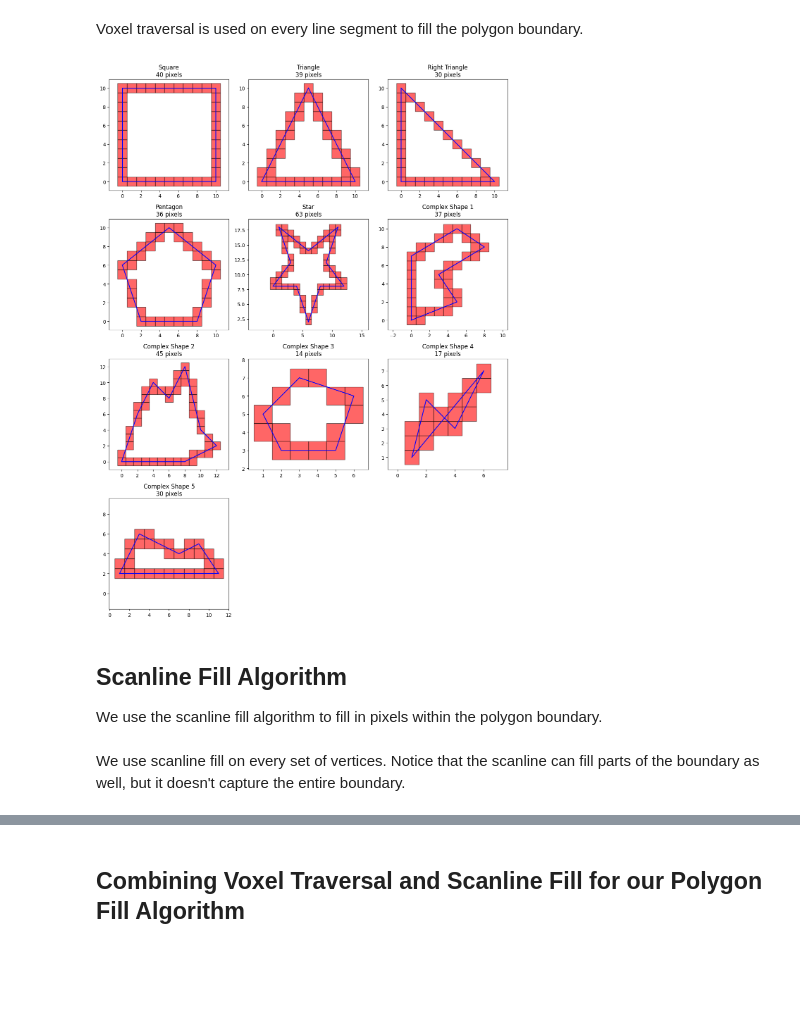
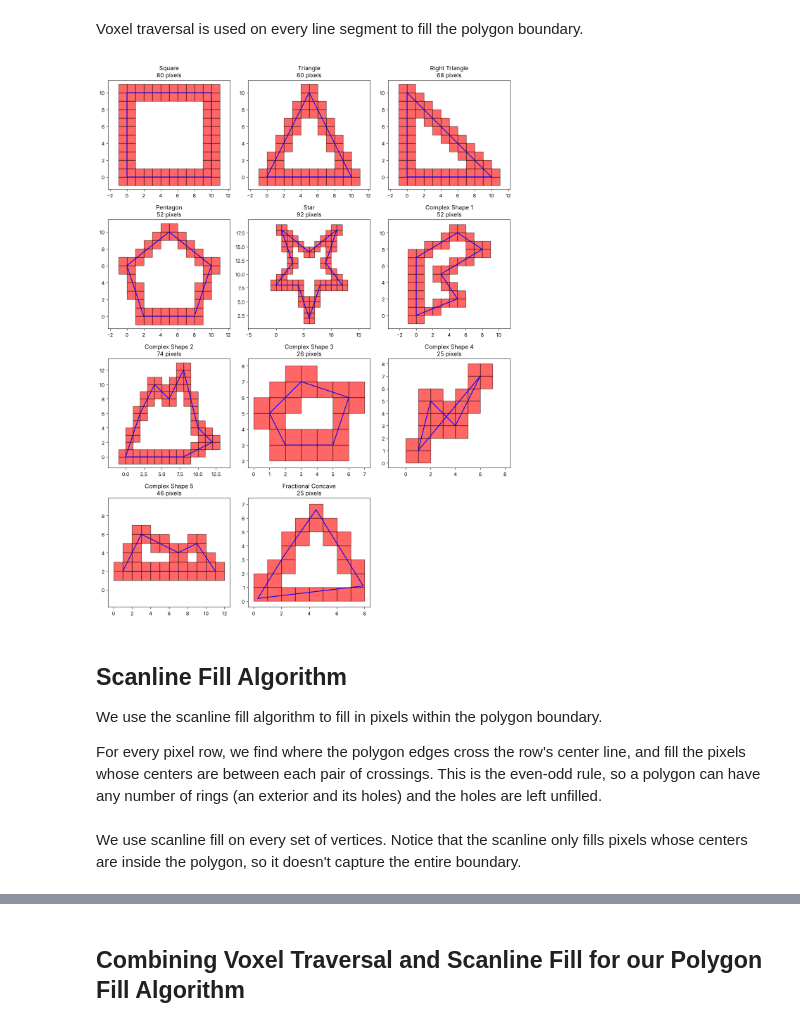
Before and after one commit to thinkingmachines/geowrangler, a Jupyter notebook: notebooks/15_polygon_fill.ipynb, the cells around one changed output, grey strips where cells are left out. Cells and saved outputs as stored; diff of their text form; code cells hidden in the pictures; blank space fills up the shorter version.

```diff
--- a/notebooks/15_polygon_fill.ipynb
+++ b/notebooks/15_polygon_fill.ipynb
@@ -82,12 +91,15 @@ polygon_test_cases = {
     "Complex Shape 3": [(2, 3), (5, 3), (6, 6), (3, 7), (1, 5)],
     "Complex Shape 4": [(1, 1), (2, 5), (4, 3), (6, 7)],
     "Complex Shape 5": [(1, 2), (3, 6), (5, 5), (7, 4), (9, 5), (11, 2)],
+    "Fractional Concave": [(0.3, 0.2), (7.9, 1.1), (4.5, 6.6), (2.2, 3.3)],
 }
 # %%
 #| hide
+from typing import Dict
+
 def plot_polygon(
     ax: plt.Axes,
-    vertices: List[Tuple[int,int]],
+    vertices: List[Tuple[float,float]],
     pixels: Optional[set] = None,
     figsize: tuple = (4, 4),
 ):
@@ -101,7 +113,7 @@ def plot_polygon(
     if pixels is not None:
         for x, y in pixels:
             rect = patches.Rectangle(
-                xy=(x - 0.5, y - 0.5),
+                xy=(x, y),
                 width=1,
                 height=1,
                 linewidth=1,
@@ -112,7 +124,7 @@ def plot_polygon(
             ax.add_patch(rect)
 
 def plot_all_polygons(
-    polygon_vertices_dict: Dict[str, List[Tuple[int, int]]],
+    polygon_vertices_dict: Dict[str, List[Tuple[float, float]]],
     polygon_pixels_dict: Dict[str, set],
     n_imgs_per_row: int = 3,
 ):
@@ -139,3 +151,11 @@ def plot_all_polygons(
 
     plt.tight_layout()
     plt.show()
+# %%
+#| exporti
+SUBPOLYGON_ID_COL =  "__subpolygon_id__"
+RING_ID_COL = "__ring_id__"
+PIXEL_DTYPE = pl.Int32
+
+# (min_x, min_y, max_x, max_y) of the pixels to return, inclusive
+PixelBounds = Tuple[int, int, int, int]
@@ -259,22 +248,42 @@ def voxel_traversal_2d(
+# %%
+#| export
+def voxel_traversal_2d(
+    start_vertex: Tuple[float, float],
+    end_vertex: Tuple[float, float],
+) -> Set[Tuple[int, int]]:
+    """
+    Returns all pixels touched by the line segment between two points in fractional pixel coordinates.
+
+    Pixel (x, y) is the closed square [x, x+1] x [y, y+1], so this is a supercover line: pixels that only touch the segment at an edge or a corner are included.
+    """
+    (x1, y1), (x2, y2) = start_vertex, end_vertex
+    _, xs, ys = _segment_pixels(
+        np.array([x1], dtype=float), np.array([y1], dtype=float),
+        np.array([x2], dtype=float), np.array([y2], dtype=float),
+        pixel_bounds=_default_pixel_bounds(np.array([x1, x2], dtype=float), np.array([y1, y2], dtype=float)),
+    )
+    return set(zip(xs.tolist(), ys.tolist()))
 # %% [markdown]
 Voxel traversal is used on every line segment to fill the polygon boundary.
 # %%
 polygon_pixels = {}
 for test_polygon_name, vertices in polygon_test_cases.items():
     offset_vertices = vertices[1:] + vertices[:1]
 
     pixels = set()
     for start_vertex, end_vertex in zip(vertices, offset_vertices):
-        pixels.update(voxel_traversal_2d(start_vertex, end_vertex)["line_pixels"])
+        pixels.update(voxel_traversal_2d(start_vertex, end_vertex))
 
     polygon_pixels[test_polygon_name] = pixels
 
 plot_all_polygons(polygon_test_cases, polygon_pixels)
 # %% [output]
-[figure, old version]
+[figure, new version]
 # %% [markdown]
 ## Scanline Fill Algorithm
 
 We use the scanline fill algorithm to fill in pixels within the polygon boundary.
+
+For every pixel row, we find where the polygon edges cross the row's center line, and fill the pixels whose centers are between each pair of crossings. This is the even-odd rule, so a polygon can have any number of rings (an exterior and its holes) and the holes are left unfilled.
 # %%
 #| exporti
@@ -351,5 +346,5 @@ def scanline_fill(
 # %% [markdown]
-We use scanline fill on every set of vertices. Notice that the scanline can fill parts of the boundary as well, but it doesn't capture the entire boundary.
+We use scanline fill on every set of vertices. Notice that the scanline only fills pixels whose centers are inside the polygon, so it doesn't capture the entire boundary.
 # %%
 polygon_pixels = {}
 for test_polygon_name, vertices in polygon_test_cases.items():
```
Also changed, not shown: parts of 42 cells of this notebook, 7 other files.
